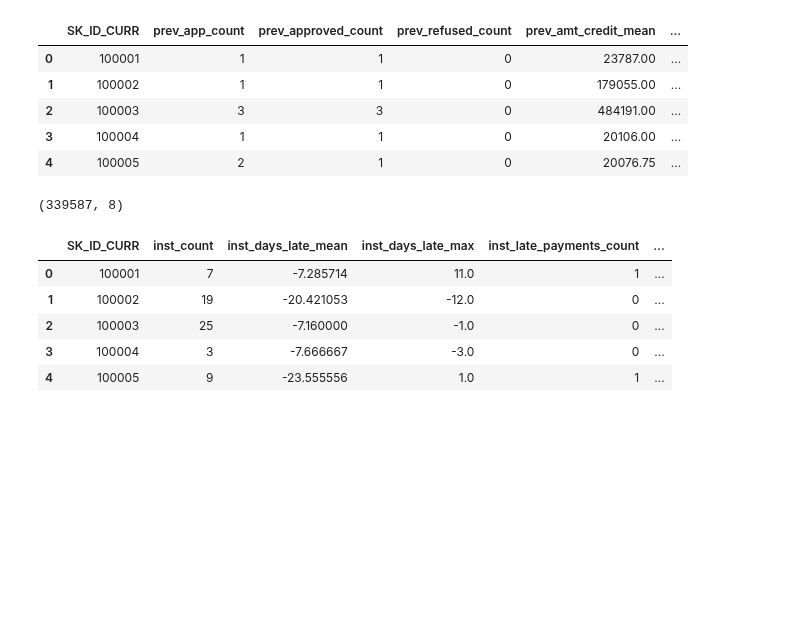
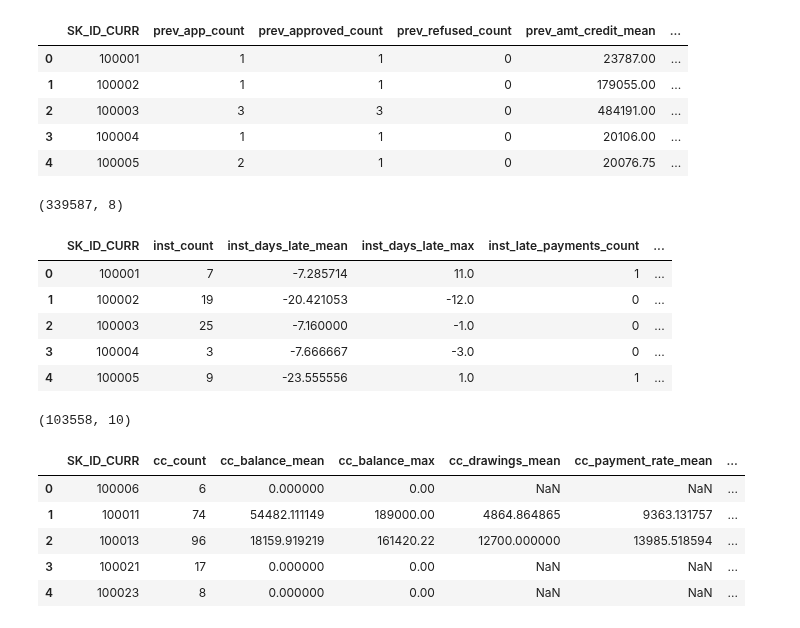
Before and after one commit to Mekhty111/Home-Credit-Default-Risk, a Jupyter notebook: notebooks /03_feature_engineering.ipynb, the cells around one changed output. Drawn from its saved outputs; the diff is of its cells as text; code cells hidden in the pictures; blank space fills up the shorter version.

```diff
--- a/notebooks /03_feature_engineering.ipynb
+++ b/notebooks /03_feature_engineering.ipynb
@@ -166,3 +163,32 @@ inst_agg.head()
 | 2 | 100003 | 25 | -7.160000 | -1.0 | 0 | ... |
 | 3 | 100004 | 3 | -7.666667 | -3.0 | 0 | ... |
 | 4 | 100005 | 9 | -23.555556 | 1.0 | 1 | ... |
+# %%
+cc['CC_UTIL'] = cc['AMT_BALANCE'] / (cc['AMT_CREDIT_LIMIT_ACTUAL'] + 1)
+
+cc['AMT_DRAWINGS_TOTAL'] = cc['AMT_DRAWINGS_ATM_CURRENT'] + cc['AMT_DRAWINGS_CURRENT'] + cc['AMT_DRAWINGS_OTHER_CURRENT'] + cc['AMT_DRAWINGS_POS_CURRENT']
+
+cc['AMT_PAYMENT_TOTAL_CURRENT'] = cc['AMT_PAYMENT_CURRENT'] + cc['AMT_PAYMENT_TOTAL_CURRENT']
+
+cc_agg = cc.groupby('SK_ID_CURR').agg(
+    cc_count              = ('SK_ID_PREV', 'count'),
+    cc_balance_mean       = ('AMT_BALANCE', 'mean'),
+    cc_balance_max        = ('AMT_BALANCE', 'max'),
+    cc_drawings_mean      = ('AMT_DRAWINGS_TOTAL', 'mean'),
+    cc_payment_rate_mean  = ('AMT_PAYMENT_TOTAL_CURRENT', 'mean'),
+    cc_util_mean          = ('CC_UTIL', 'mean'),
+    cc_util_max           = ('CC_UTIL', 'max'),
+    cc_dpd_max            = ('SK_DPD', 'max'),
+    cc_dpd_mean           = ('SK_DPD', 'mean'),
+).reset_index()
+
+print(cc_agg.shape)
+cc_agg.head()
+# %% [output]
+(103558, 10)
+|  | SK_ID_CURR | cc_count | cc_balance_mean | cc_balance_max | cc_drawings_mean | cc_payment_rate_mean | ... |
+| 0 | 100006 | 6 | 0.000000 | 0.00 | NaN | NaN | ... |
+| 1 | 100011 | 74 | 54482.111149 | 189000.00 | 4864.864865 | 9363.131757 | ... |
+| 2 | 100013 | 96 | 18159.919219 | 161420.22 | 12700.000000 | 13985.518594 | ... |
+| 3 | 100021 | 17 | 0.000000 | 0.00 | NaN | NaN | ... |
+| 4 | 100023 | 8 | 0.000000 | 0.00 | NaN | NaN | ... |
```
Also changed, not shown: parts of 5 cells of this notebook, 1 other file.
